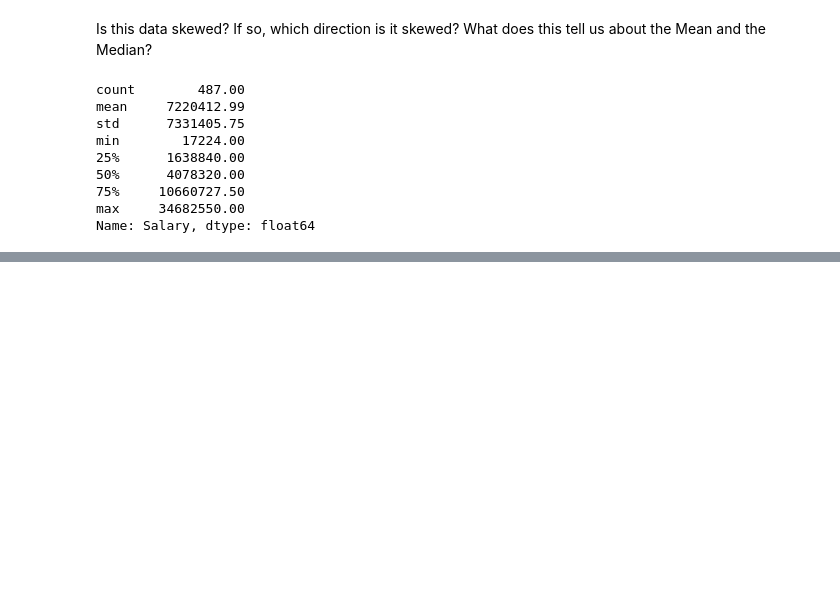
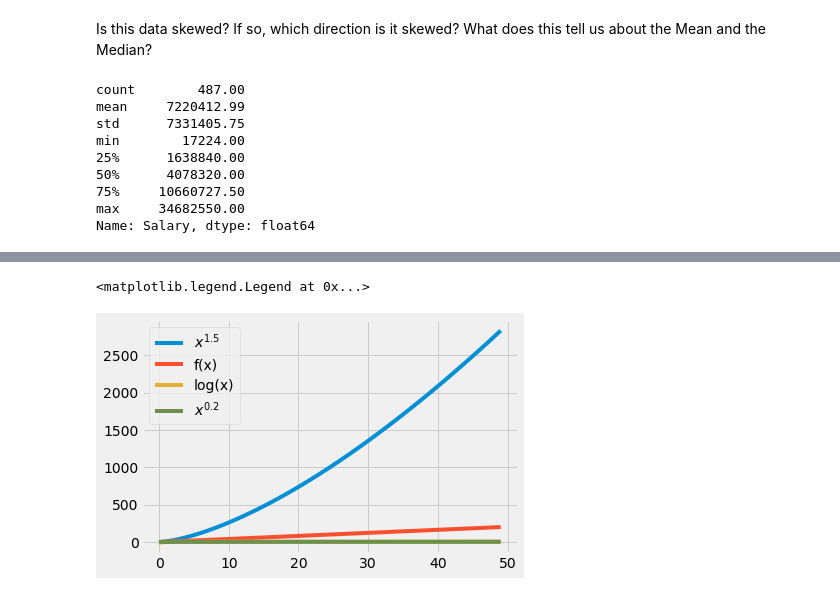
Before and after one commit to nmattei/cmps3160, a Jupyter notebook: _demos/Demo-06.ipynb, the cells around one changed output, grey strips where cells are left out. Saved outputs shown, nothing was run; the diff lists cells and outputs as text; code cells hidden in the pictures; blank space fills up the shorter version.

```diff
--- a/_demos/Demo-06.ipynb
+++ b/_demos/Demo-06.ipynb
@@ -214,0 +172,11 @@ df_comp.loc[5561]
+# %%
+# Transformation functions..
+x = np.linspace(0.0001, 200, 50)
+plt.plot(x**1.5, label="$x^{1.5}$")
+plt.plot(x**1, label="f(x)")
+plt.plot(np.log(x), label="log(x)")
+plt.plot(x**0.2, label="$x^{0.2}$")
+plt.legend(loc='best')
+# %% [output]
+<matplotlib.legend.Legend at 0x...>
+[figure, added]
```
Also changed, not shown: parts of 44 cells of this notebook.
